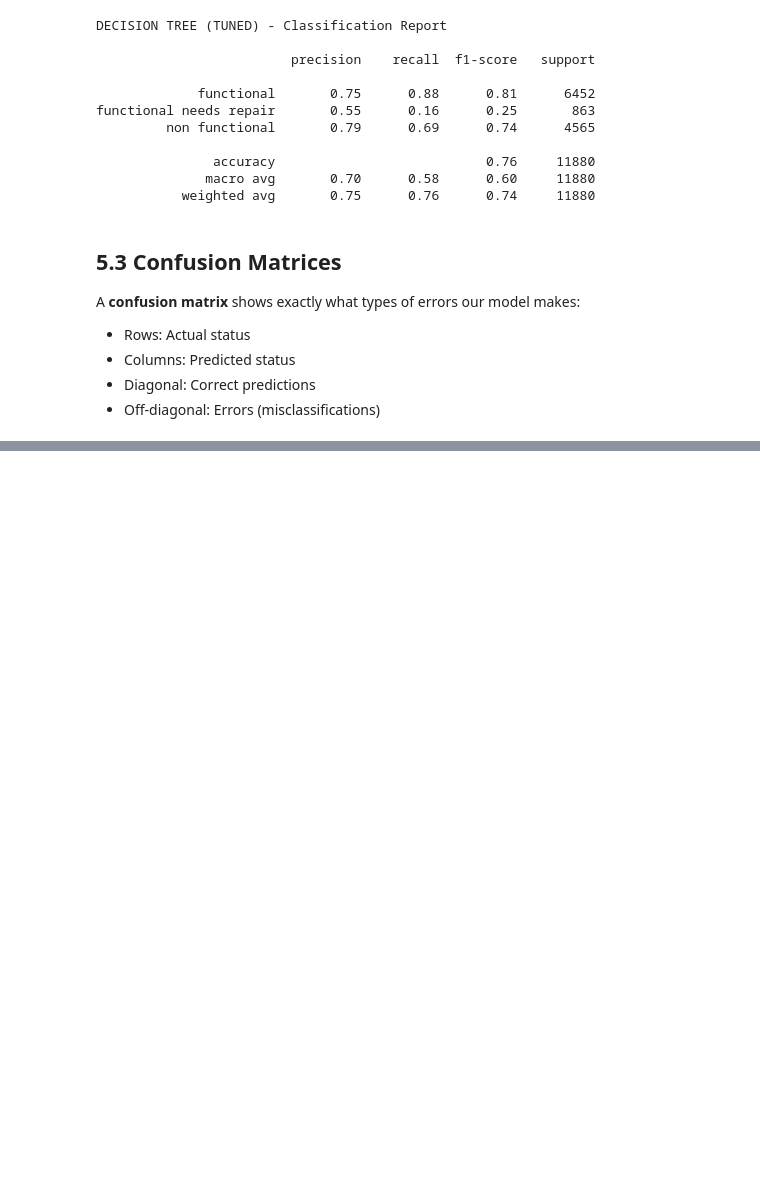
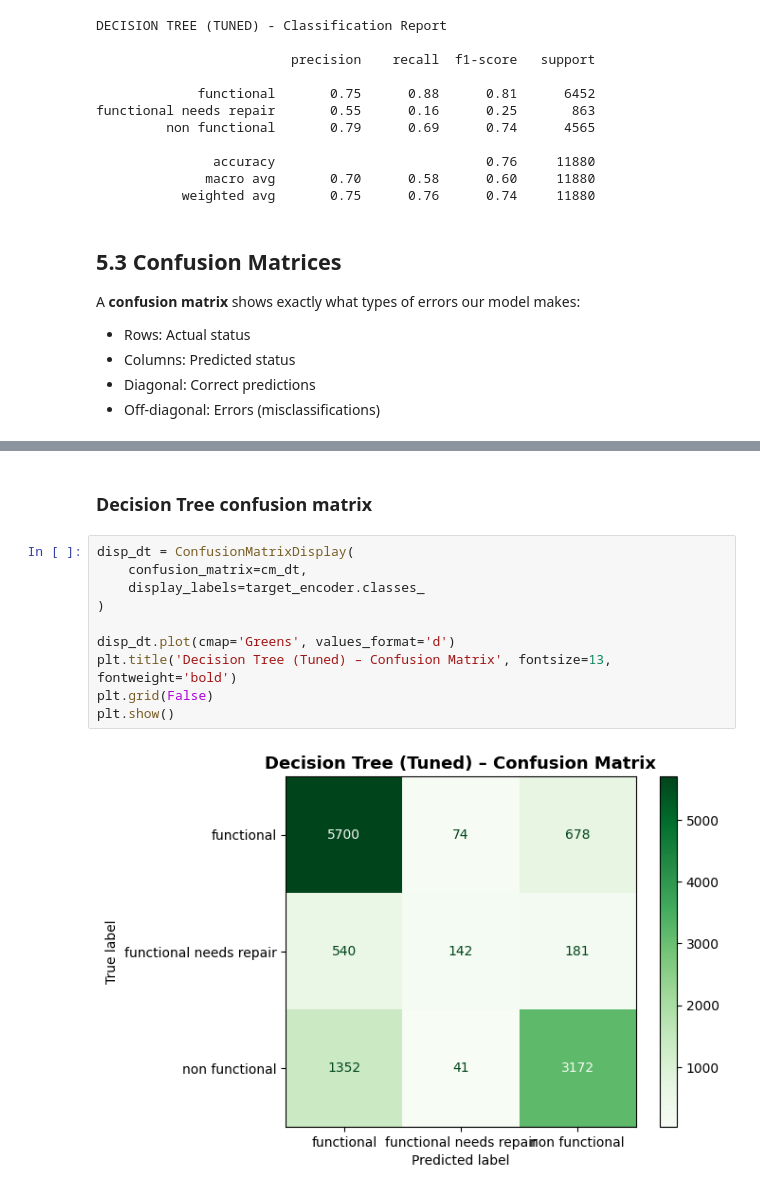
Before and after one commit to Kaks753/Tanzanian-Water-Wells, a Jupyter notebook: Tz_water_wells.ipynb, the cells around one changed output, grey strips where cells are left out. Saved outputs shown, nothing was run; the diff lists cells and outputs as text; blank space fills up the shorter version.

```diff
--- a/Tz_water_wells.ipynb
+++ b/Tz_water_wells.ipynb
@@ -1008,0 +1032,14 @@ A **confusion matrix** shows exactly what types of errors our model makes:
+# %% [markdown]
+### Decision Tree confusion matrix
+# %%
+disp_dt = ConfusionMatrixDisplay(
+    confusion_matrix=cm_dt,
+    display_labels=target_encoder.classes_
+)
+
+disp_dt.plot(cmap='Greens', values_format='d')
+plt.title('Decision Tree (Tuned) – Confusion Matrix', fontsize=13, fontweight='bold')
+plt.grid(False)
+plt.show()
+# %% [output]
+[figure, added]
```
Also changed, not shown: parts of 3 cells of this notebook.
